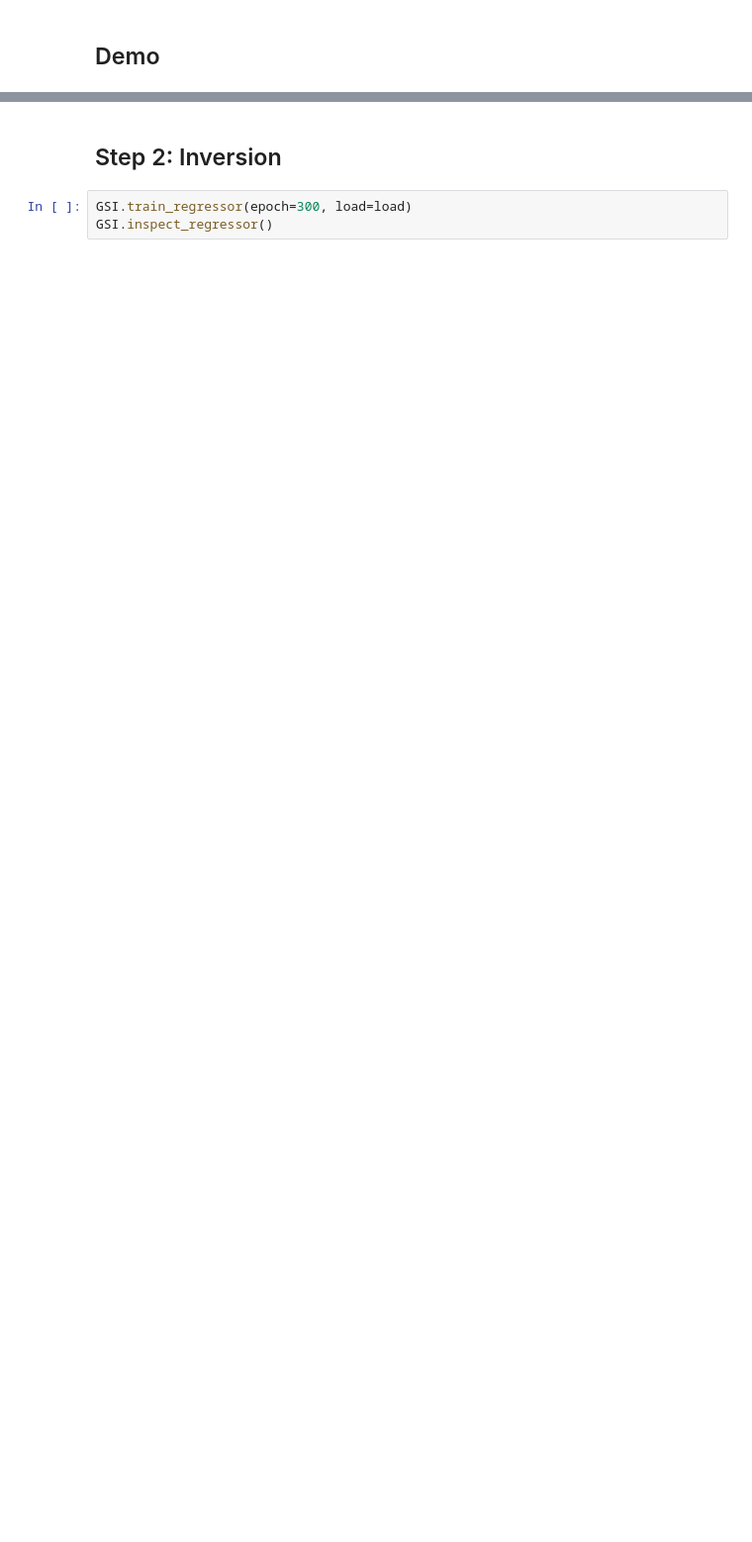
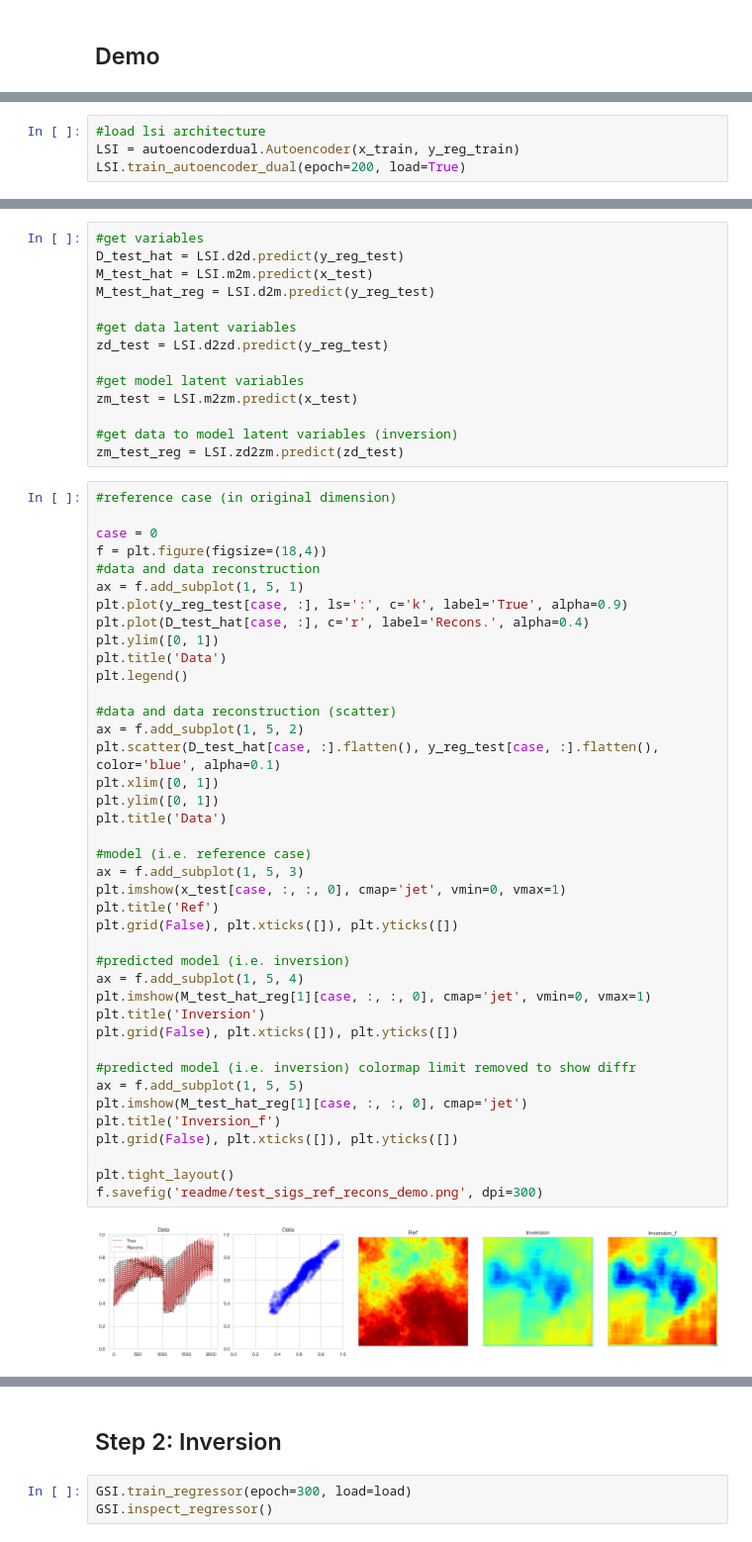
Before and after one commit to rsyamil/latent-space-inversion-lsi, a Jupyter notebook: 2d-fluvial/lsi-demo.ipynb, the cells around one changed output, grey strips where cells are left out. Shown at 99% size. Saved outputs shown, nothing was run; the diff lists cells and outputs as text; blank space fills up the shorter version.

```diff
--- a/2d-fluvial/lsi-demo.ipynb
+++ b/2d-fluvial/lsi-demo.ipynb
@@ -42,0 +62,4 @@ and we want to run as little forward simulations as possible through "sample_rat
+# %%
+#load lsi architecture
+LSI = autoencoderdual.Autoencoder(x_train, y_reg_train)
+LSI.train_autoencoder_dual(epoch=200, load=True)
@@ -43 +84,57 @@ and we want to run as little forward simulations as possible through "sample_rat
+# %%
+#get variables
+D_test_hat = LSI.d2d.predict(y_reg_test)
+M_test_hat = LSI.m2m.predict(x_test)
+M_test_hat_reg = LSI.d2m.predict(y_reg_test)
+
+#get data latent variables
+zd_test = LSI.d2zd.predict(y_reg_test)
+
+#get model latent variables
+zm_test = LSI.m2zm.predict(x_test)
+
+#get data to model latent variables (inversion)
+zm_test_reg = LSI.zd2zm.predict(zd_test)
+# %%
+#reference case (in original dimension)
+
+case = 0
+f = plt.figure(figsize=(18,4))
+#data and data reconstruction
+ax = f.add_subplot(1, 5, 1)
+plt.plot(y_reg_test[case, :], ls=':', c='k', label='True', alpha=0.9)
+plt.plot(D_test_hat[case, :], c='r', label='Recons.', alpha=0.4)
+plt.ylim([0, 1])
+plt.title('Data')
+plt.legend()
+
+#data and data reconstruction (scatter)
+ax = f.add_subplot(1, 5, 2)
+plt.scatter(D_test_hat[case, :].flatten(), y_reg_test[case, :].flatten(), color='blue', alpha=0.1)
+plt.xlim([0, 1])
+plt.ylim([0, 1])
+plt.title('Data')
+
+#model (i.e. reference case)
+ax = f.add_subplot(1, 5, 3)
+plt.imshow(x_test[case, :, :, 0], cmap='jet', vmin=0, vmax=1)
+plt.title('Ref')
+plt.grid(False), plt.xticks([]), plt.yticks([])
+
+#predicted model (i.e. inversion)
+ax = f.add_subplot(1, 5, 4)
+plt.imshow(M_test_hat_reg[1][case, :, :, 0], cmap='jet', vmin=0, vmax=1)
+plt.title('Inversion')
+plt.grid(False), plt.xticks([]), plt.yticks([])
+
+#predicted model (i.e. inversion) colormap limit removed to show diffr
+ax = f.add_subplot(1, 5, 5)
+plt.imshow(M_test_hat_reg[1][case, :, :, 0], cmap='jet')
+plt.title('Inversion_f')
+plt.grid(False), plt.xticks([]), plt.yticks([])
+
+plt.tight_layout()
+f.savefig('readme/test_sigs_ref_recons_demo.png', dpi=300)
+# %% [output]
+[figure, added]
 # %%
```
Also changed, not shown: parts of 11 cells of this notebook, 15 other files.
